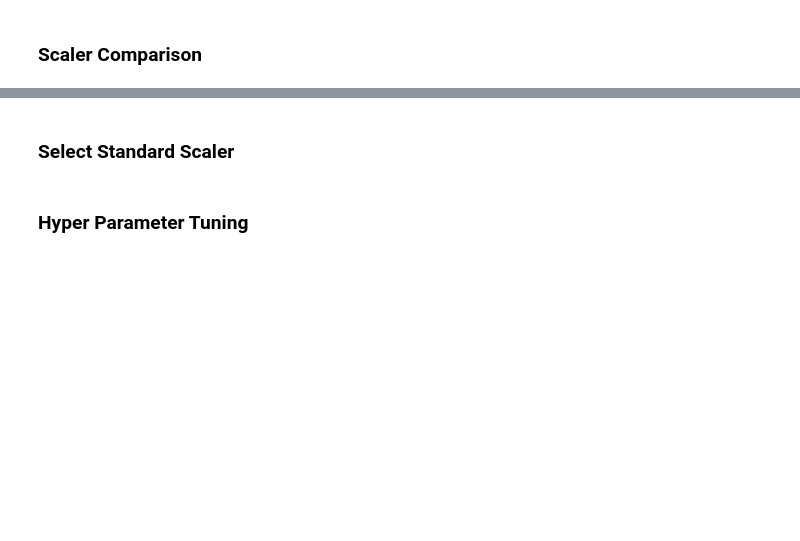
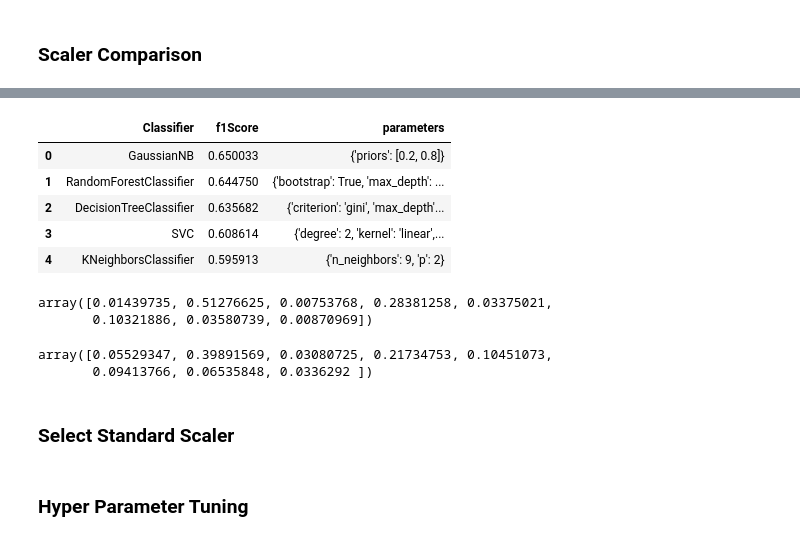
Before and after one commit to zhumazhenis/bigdata-project, a Jupyter notebook: Untitled.ipynb, the cells around one changed output, grey strips where cells are left out. Drawn from its saved outputs; the diff is of its cells as text; code cells hidden in the pictures; blank space fills up the shorter version.

```diff
--- a/Untitled.ipynb
+++ b/Untitled.ipynb
@@ -252,0 +327,14 @@ yTest.shape
+# %%
+temp.sort_values(by=['f1Score'], ascending=False).reset_index(drop=True)
+# %% [output]
+|  | Classifier | f1Score | parameters |
+| 0 | GaussianNB | 0.650033 | {'priors': [0.2, 0.8]} |
+| 1 | RandomForestClassifier | 0.644750 | {'bootstrap': True, 'max_depth': ... |
+| 2 | DecisionTreeClassifier | 0.635682 | {'criterion': 'gini', 'max_depth'... |
+| 3 | SVC | 0.608614 | {'degree': 2, 'kernel': 'linear',... |
+| 4 | KNeighborsClassifier | 0.595913 | {'n_neighbors': 9, 'p': 2} |
+# %%
+clf.feature_importances_
+# %% [output]
+array([0.01439735, 0.51276625, 0.00753768, 0.28381258, 0.03375021,
+       0.10321886, 0.03580739, 0.00870969])
@@ -253,3 +351,8 @@ yTest.shape
+# %%
+temp.feature_importances_
+# %% [output]
+array([0.05529347, 0.39891569, 0.03080725, 0.21734753, 0.10451073,
+       0.09413766, 0.06535848, 0.0336292 ])
 # %% [markdown]
 ### Select Standard Scaler
 # %%
```
Also changed, not shown: parts of 16 cells of this notebook.
